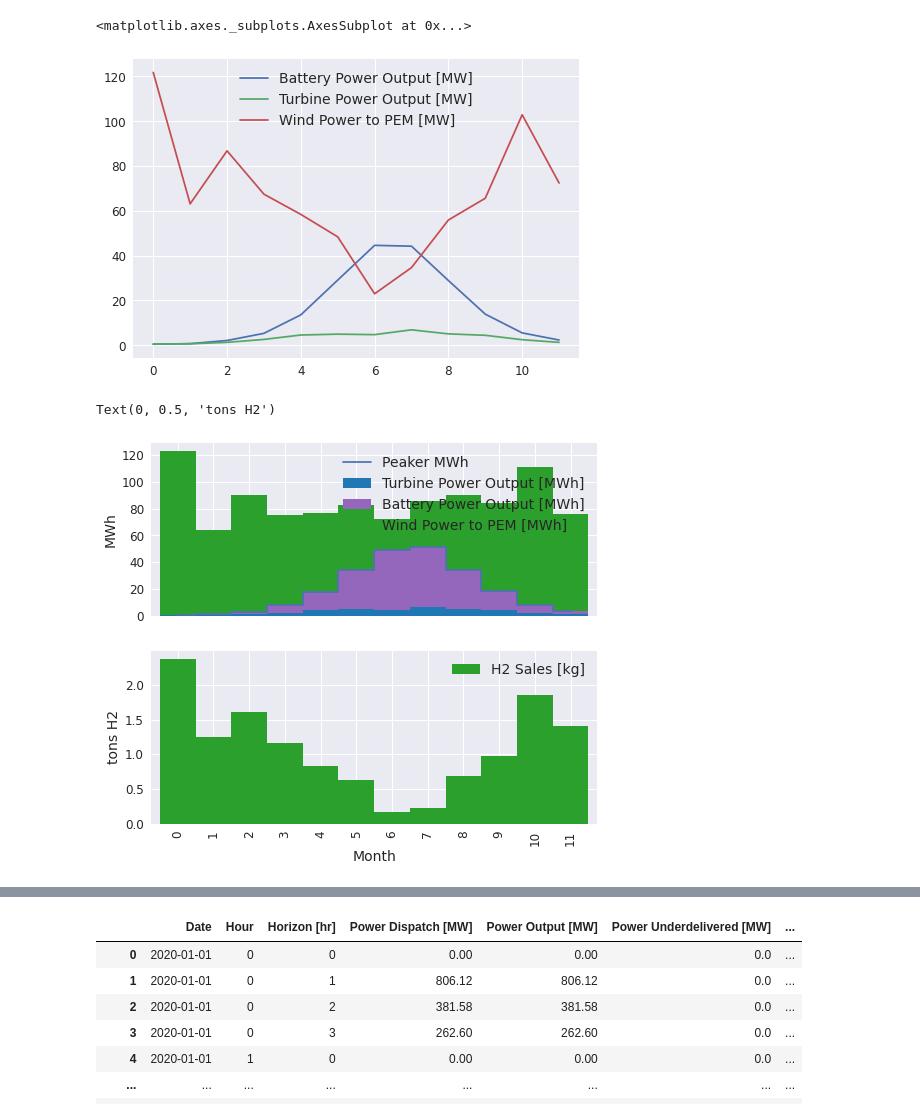
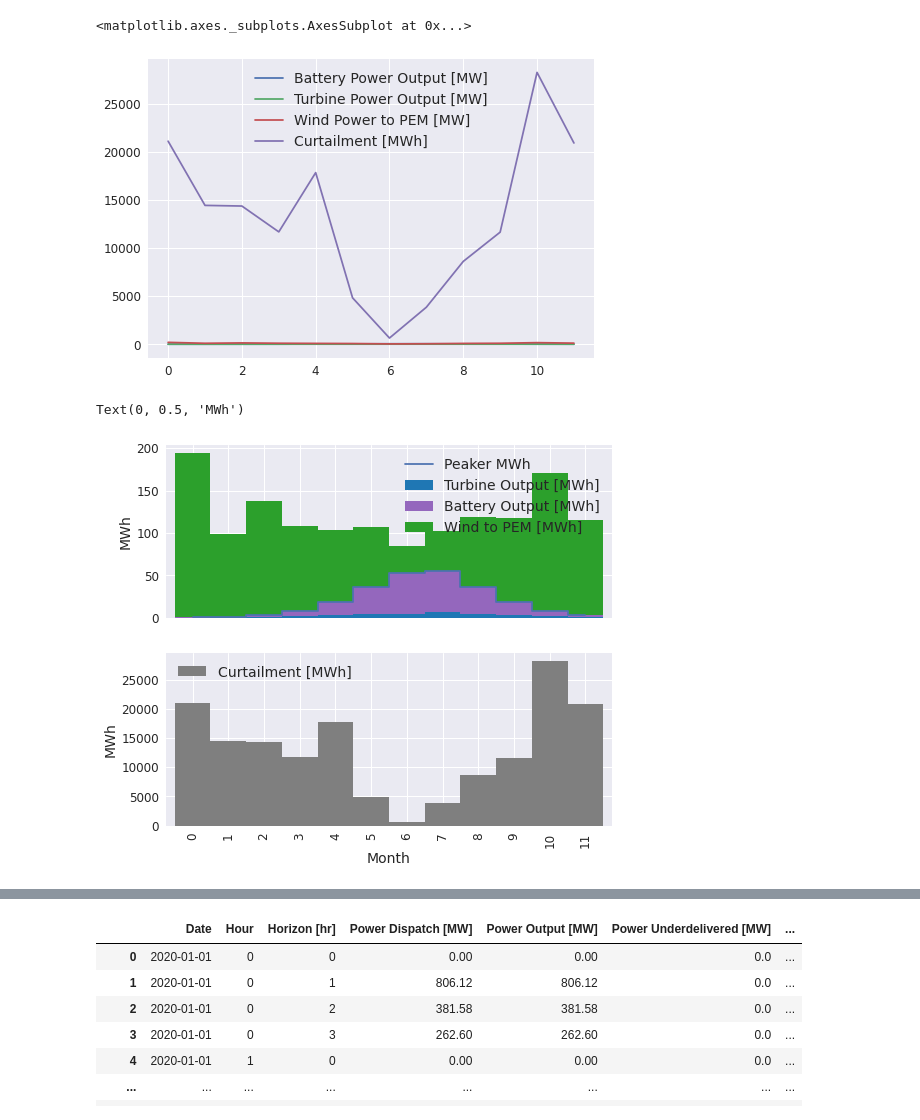
Before and after one commit to dguittet/dispatches, a Jupyter notebook: dispatches/case_studies/renewables_h2_case/WindBatteryHybridResults.ipynb, the cells around one changed output, grey strips where cells are left out. Drawn from its saved outputs; the diff is of its cells as text; code cells hidden in the pictures.

```diff
--- a/dispatches/case_studies/renewables_h2_case/WindBatteryHybridResults.ipynb
+++ b/dispatches/case_studies/renewables_h2_case/WindBatteryHybridResults.ipynb
@@ -83,0 +85,21 @@ results_df.describe()
+# %%
+fig, axs = plt.subplots(1, 2, figsize=(8, 5), sharey=True)
+results_df['Wind Load [MWh]'] = results_df['Wind Load [MW]']
+results_df['Curtailed [MWh]'] = results_df['Curtailment Orig [MWh]']
+results_df['Curtailment Orig [MWh]'].sum() / results_df['Wind Max [MWh]'].sum()
+results_df.sum().to_frame().T[[
+    # 'Wind Load [MWh]',
+    'Curtailed [MWh]',
+]].plot(kind='bar', stacked=True, ax=axs[0], legend=False)
+plt.suptitle("Wind Energy")
+axs[0].set_title("Original")
+results_df['Curtailed [MWh]'] = results_df['Curtailment [MWh]']
+results_df['Wind Power to Battery [MWh]'] = results_df['Wind Power to Battery [MW]']
+results_df['Wind Power to PEM [MWh]'] = results_df['Wind Power to PEM [MW]']
+
+results_df.sum().to_frame().T[[
+    # 'Wind Load [MWh]',
+    'Curtailed [MWh]', 'Wind Power to PEM [MWh]',
+    'Wind Power to Battery [MWh]'
+]].plot(kind='bar', stacked=True, ax=axs[1])
+axs[1].set_title("Hybrid")
@@ -96,7 +121,8 @@ resampling_d = {k: np.sum for k in ['Underpower [MW]', 'Wind Load [MW]', 'Total
        'Battery Power Output [MW]', 'Wind Power to PEM [MW]',
        'PEM H2 Output [kg]', 'Tank H2 Input [kg]', 'H2 Sales [kg]',
        'Turbine H2 Input [kg]"', 'Tank Holdup [kg]',
-       'Turbine Power Output [MW]', 'Peaker Power Output [MW]']}
+       'Turbine Power Output [MW]', 'Peaker Power Output [MW]',
+       'Curtailment [MWh]', 'Curtailment Orig [MWh]']}
 resampling_d.update(
        {k: np.mean for k in ['Peaker Energy Price [$/MWh]',
        'Peaker Revenue [$]',
@@ -140,32 +167,32 @@ dtype: float64
 # %%
-results_df_month.reset_index()[['Battery Power Output [MW]', 'Turbine Power Output [MW]', 'Wind Power to PEM [MW]']].plot()
+results_df_month.reset_index()[['Battery Power Output [MW]', 'Turbine Power Output [MW]', 'Wind Power to PEM [MW]', 'Curtailment [MWh]']].plot()
 # %% [output]
 <matplotlib.axes._subplots.AxesSubplot at 0x...>
-[figure, old version]
+[figure, new version]
 # %%
 # results_df_month['Wind Curtailment [MW'] =
-results_df_month['Turbine Power Output [MWh]'] = results_df_month['Turbine Power Output [MW]']
-results_df_month['Battery Power Output [MWh]'] = results_df_month['Battery Power Output [MW]']
-results_df_month['Wind Power to PEM [MWh]'] = results_df_month['Wind Power to PEM [MW]']
+results_df_month['Turbine Output [MWh]'] = results_df_month['Turbine Power Output [MW]']
+results_df_month['Battery Output [MWh]'] = results_df_month['Battery Power Output [MW]']
+results_df_month['Wind to PEM [MWh]'] = results_df_month['Wind Power to PEM [MW]']
 # %%
 import seaborn as sns
 palette = sns.color_palette("tab10")
 fig, ax = plt.subplots(2, 1, figsize=(8, 7), sharex=True)
 ax[0].plot(range(12), results_df_month['Peaker Power Output [MW]'], label="Peaker MWh", drawstyle="steps-mid")
-results_df_month.reset_index()[['Turbine Power Output [MWh]', 'Battery Power Output [MWh]',
-    'Wind Power to PEM [MWh]',
+results_df_month.reset_index()[['Turbine Output [MWh]', 'Battery Output [MWh]',
+    'Wind to PEM [MWh]',
 ]].plot(kind='bar', width=1, stacked=True, ax=ax[0],
     color=[list(palette[0]) + [1], list(palette[4]) + [1], list(palette[2]) + [1], list(palette[6]) + [0.5], list(palette[8]) + [0.5]])
 # ax[0].bar(range(12), results_df_month['Battery Power Output [MW]'], label="Battery MWh")
 # ax[0].bar(range(12), results_df_month['Turbine Power Output [MW]'], bottom = results_df_month['Battery Power Output [MW]'], label="Turbine MWh")
 ax[0].legend()
 ax[0].set_xlabel("Month")
 ax[0].set_ylabel("MWh")
-(results_df_month.reset_index()[['H2 Sales [kg]']] * kg_to_tons).plot(kind='bar', width=1, stacked=True, ax=ax[1],
-    color=[list(palette[2]) + [1]])
+(results_df_month.reset_index()[['Curtailment [MWh]']]).plot(kind='bar', width=1, stacked=True, ax=ax[1],
+    color=[list(palette[7]) + [1]])
 # ax[1].plot(range(12), results_df_month['H2 Sales [kg]'] * kg_to_tons, drawstyle="steps-mid")
 ax[1].set_xlabel("Month")
-ax[1].set_ylabel("tons H2")
+ax[1].set_ylabel("MWh")
 # %% [output]
-Text(0, 0.5, 'tons H2')
+Text(0, 0.5, 'MWh')
-[figure, old version]
+[figure, new version]
```
Also changed, not shown: parts of 11 cells of this notebook, 3 other files.
